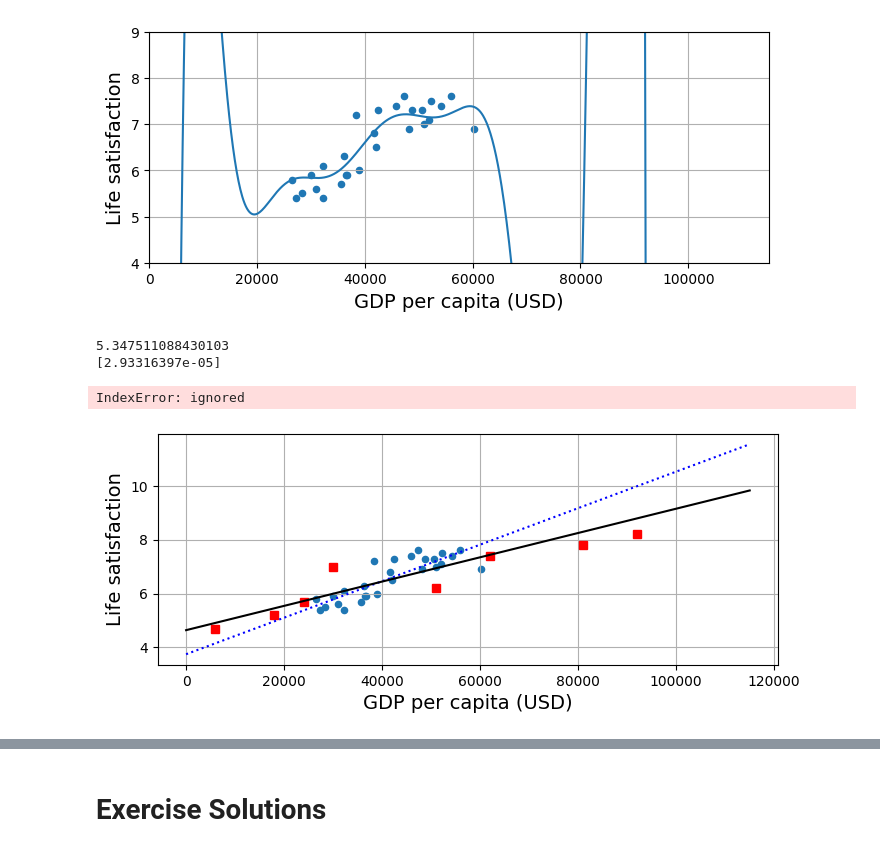
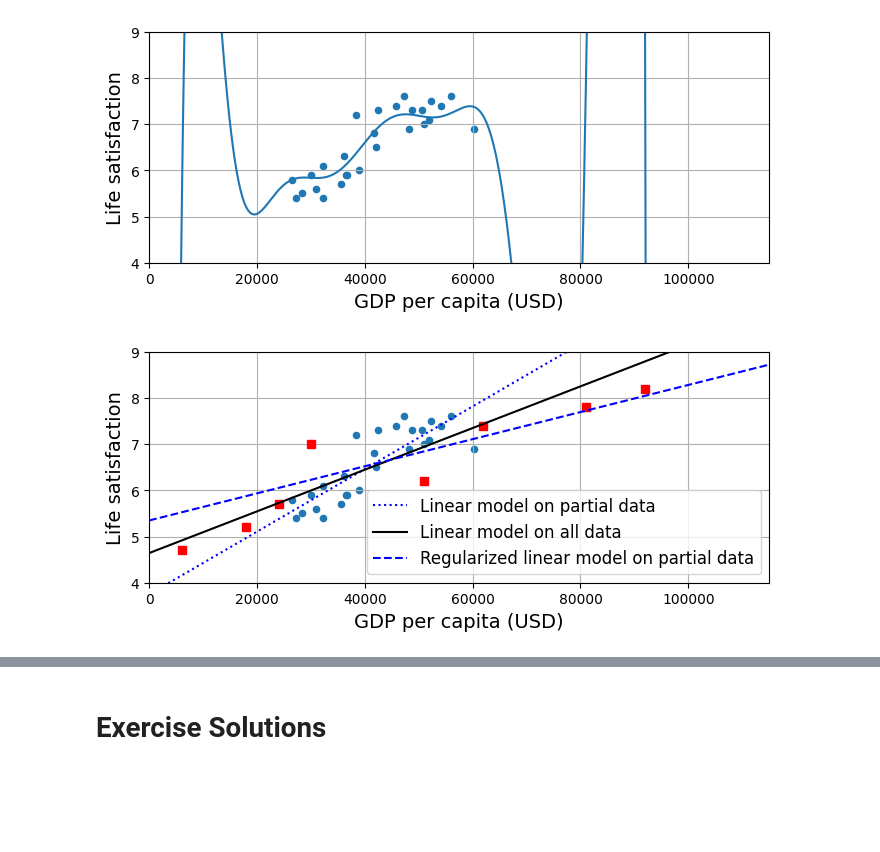
Before and after one commit to leslie-zi-pan/handson-ml3, a Jupyter notebook: 01_the_machine_learning_landscape.ipynb, the cells around one changed output, grey strips where cells are left out. Saved outputs shown, nothing was run; the diff lists cells and outputs as text; code cells hidden in the pictures; blank space fills up the shorter version.

```diff
--- a/01_the_machine_learning_landscape.ipynb
+++ b/01_the_machine_learning_landscape.ipynb
@@ -212,33 +212,28 @@ plt.show()
 # %%
 from sklearn import linear_model
 df.plot(kind='scatter', figsize=(8, 3), grid=True, x='GDP per capita (USD)', y='Life satisfaction')
 
 for missing_country, pos_text in position_text_missing_countries.items():
     pos_data_x, pos_data_y =  pos_text[0], pos_text[1]
     plt.plot(pos_data_x, pos_data_y, "rs")
 
 Xfull = np.concatenate((df['GDP per capita (USD)'], X_missing)).reshape(-1, 1)
 yfull =  np.concatenate((df['Life satisfaction'], y_missing)).reshape(-1, 1)
 
 plt.plot(X, t0 + t1*X, "b:", label="Linear model on partial data")
 plt.plot(X, t0full + t1full * X, "k-", label="Linear model on all data")
 
 
 ridge = Ridge(alpha=10**9.5)
 ridge.fit(df['GDP per capita (USD)'][:, np.newaxis], df['Life satisfaction'])
-print(ridge.intercept_)
-print(ridge.coef_)
-t0ridge, t1ridge = ridge.intercept_[0], ridge.coef_[0][0]
+t0ridge, t1ridge = ridge.intercept_, ridge.coef_[0]
 plt.plot(X, t0ridge + t1ridge * X, "b--",
          label="Regularized linear model on partial data")
 
 
 
 plt.legend(loc="lower right")
 plt.axis([0, 115_000, min_life_sat, max_life_sat])
 plt.show()
 # %% [output]
-5.347511088430103
-[2.93316397e-05]
-IndexError: ignored
-[figure, old version]
+[figure, new version]
```
Also changed, not shown: parts of 1 cell of this notebook.
